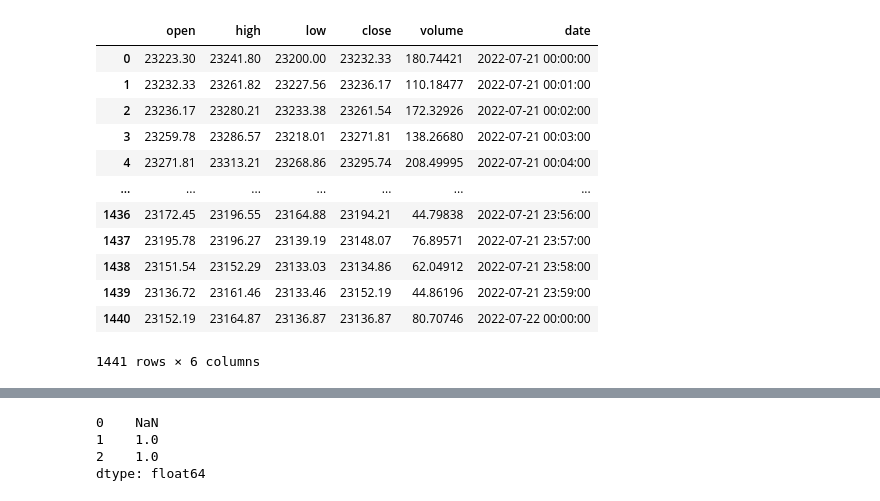
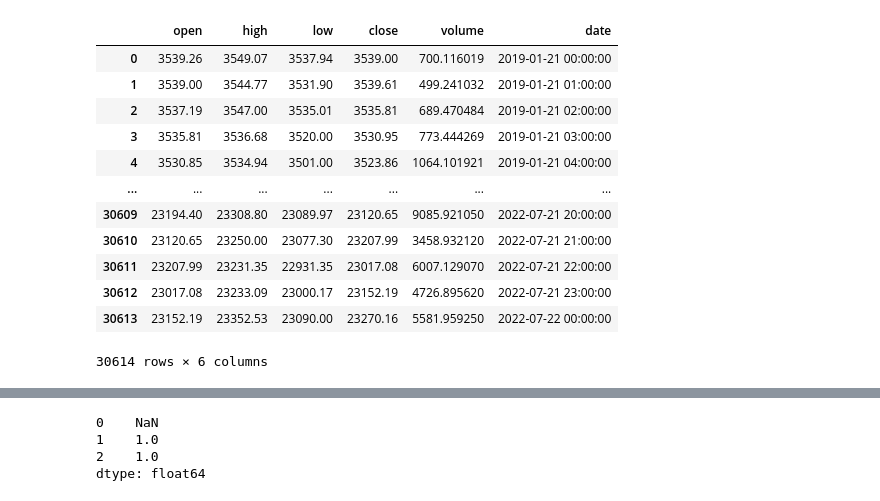
Before and after one commit to LagerWu0501/Grid_Trading, a Jupyter notebook: example_SMA.ipynb, the cells around one changed output, grey strips where cells are left out. Cells and saved outputs as stored; diff of their text form; code cells hidden in the pictures.

```diff
--- a/example_SMA.ipynb
+++ b/example_SMA.ipynb
@@ -8,34 +8,34 @@ from matplotlib import pyplot as plt
 # %%
 # Get data
 symbol = "BTCUSDT"
-timeFrame = "1m"
-startDate = "2022-07-21"
+timeFrame = "1h"
+startDate = "2019-01-21"
 endDate = "2022-07-22"
 client = Client()
 bars = client.get_historical_klines(symbol=symbol,interval=timeFrame,start_str=startDate, end_str = endDate)
 df = pd.DataFrame(bars[:],columns=["timestamp","open","high","low","close","volume", "close_time", "quote_asset_volume", "number_of_trade", "TBB", "TBQ", "ignore"])
 df["date"]=pd.to_datetime(df["timestamp"],unit="ms").astype(str)
 df = df.drop(["timestamp", "close_time", "quote_asset_volume", "number_of_trade", "TBB", "TBQ", "ignore"], axis=1)
 df["open"] = pd.to_numeric(df["open"])
 df["high"] = pd.to_numeric(df["high"])
 df["low"] = pd.to_numeric(df["low"])
 df["close"] = pd.to_numeric(df["close"])
 df["volume"] = pd.to_numeric(df["volume"])
 df
 # %% [output]
 |  | open | high | low | close | volume | date |
-| 0 | 23223.30 | 23241.80 | 23200.00 | 23232.33 | 180.74421 | 2022-07-21 00:00:00 |
-| 1 | 23232.33 | 23261.82 | 23227.56 | 23236.17 | 110.18477 | 2022-07-21 00:01:00 |
-| 2 | 23236.17 | 23280.21 | 23233.38 | 23261.54 | 172.32926 | 2022-07-21 00:02:00 |
-| 3 | 23259.78 | 23286.57 | 23218.01 | 23271.81 | 138.26680 | 2022-07-21 00:03:00 |
-| 4 | 23271.81 | 23313.21 | 23268.86 | 23295.74 | 208.49995 | 2022-07-21 00:04:00 |
+| 0 | 3539.26 | 3549.07 | 3537.94 | 3539.00 | 700.116019 | 2019-01-21 00:00:00 |
+| 1 | 3539.00 | 3544.77 | 3531.90 | 3539.61 | 499.241032 | 2019-01-21 01:00:00 |
+| 2 | 3537.19 | 3547.00 | 3535.01 | 3535.81 | 689.470484 | 2019-01-21 02:00:00 |
+| 3 | 3535.81 | 3536.68 | 3520.00 | 3530.95 | 773.444269 | 2019-01-21 03:00:00 |
+| 4 | 3530.85 | 3534.94 | 3501.00 | 3523.86 | 1064.101921 | 2019-01-21 04:00:00 |
 | ... | ... | ... | ... | ... | ... | ... |
-| 1436 | 23172.45 | 23196.55 | 23164.88 | 23194.21 | 44.79838 | 2022-07-21 23:56:00 |
-| 1437 | 23195.78 | 23196.27 | 23139.19 | 23148.07 | 76.89571 | 2022-07-21 23:57:00 |
-| 1438 | 23151.54 | 23152.29 | 23133.03 | 23134.86 | 62.04912 | 2022-07-21 23:58:00 |
-| 1439 | 23136.72 | 23161.46 | 23133.46 | 23152.19 | 44.86196 | 2022-07-21 23:59:00 |
-| 1440 | 23152.19 | 23164.87 | 23136.87 | 23136.87 | 80.70746 | 2022-07-22 00:00:00 |
+| 30609 | 23194.40 | 23308.80 | 23089.97 | 23120.65 | 9085.921050 | 2022-07-21 20:00:00 |
+| 30610 | 23120.65 | 23250.00 | 23077.30 | 23207.99 | 3458.932120 | 2022-07-21 21:00:00 |
+| 30611 | 23207.99 | 23231.35 | 22931.35 | 23017.08 | 6007.129070 | 2022-07-21 22:00:00 |
+| 30612 | 23017.08 | 23233.09 | 23000.17 | 23152.19 | 4726.895620 | 2022-07-21 23:00:00 |
+| 30613 | 23152.19 | 23352.53 | 23090.00 | 23270.16 | 5581.959250 | 2022-07-22 00:00:00 |
-1441 rows × 6 columns
+30614 rows × 6 columns
 # %%
 # SMA strategy
 sma_parameters = {
```
Also changed, not shown: parts of 5 cells of this notebook, 3 other files.
